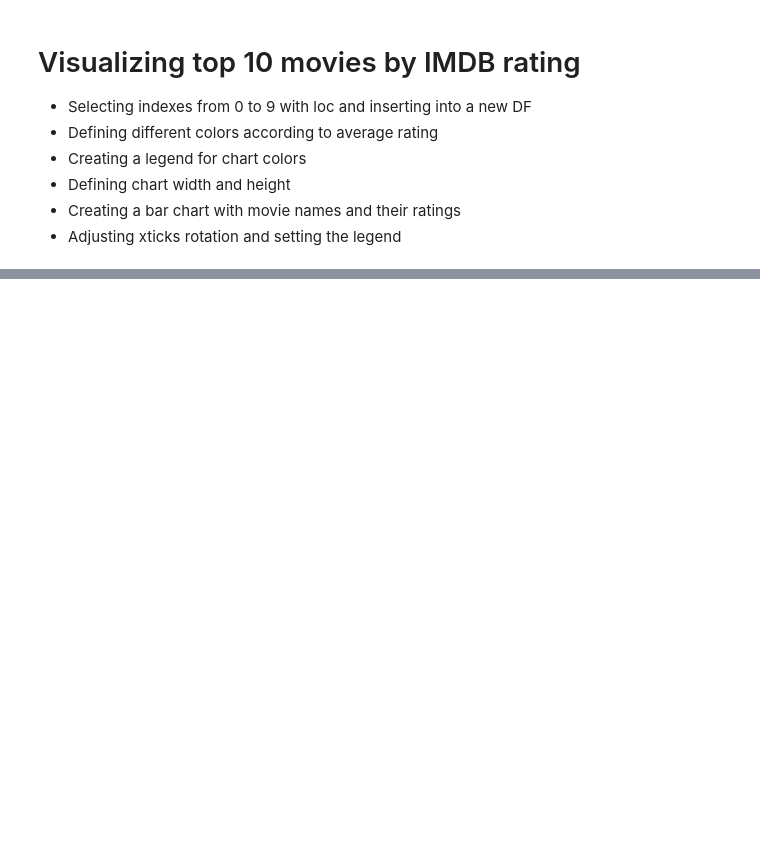
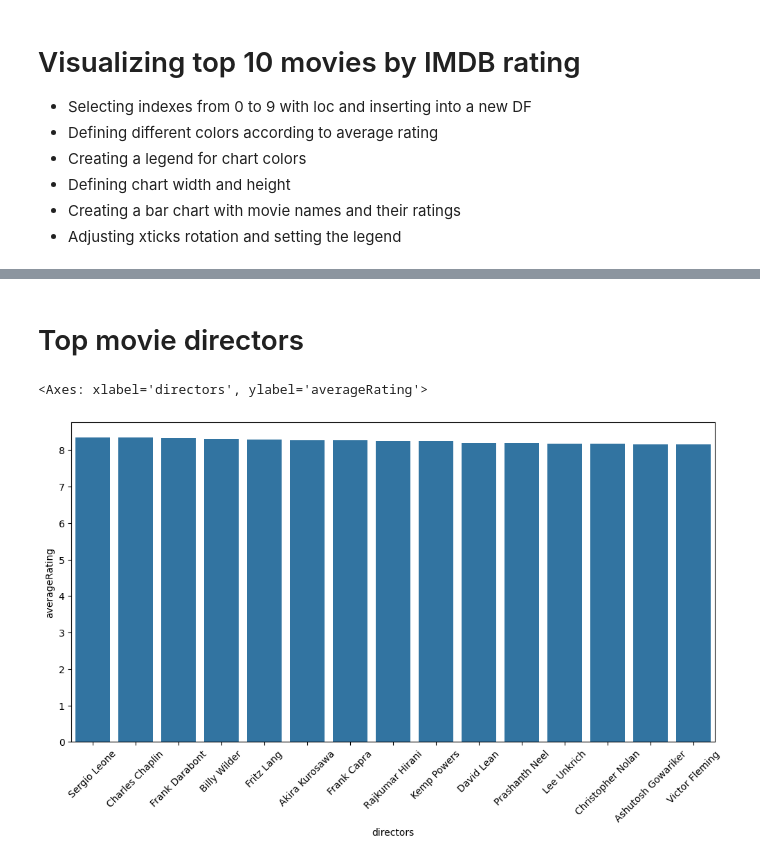
Before and after one commit to prokope/movie-dashboard, a Jupyter notebook: movie_analysis.ipynb, the cells around one changed output, grey strips where cells are left out. Drawn from its saved outputs; the diff is of its cells as text; code cells hidden in the pictures; blank space fills up the shorter version.

```diff
--- a/movie_analysis.ipynb
+++ b/movie_analysis.ipynb
@@ -68,0 +93,25 @@ ax.pie(genres, labels=genres.index, labeldistance=1.25, explode=explode, shadow=
+# %% [markdown]
+# Top movie directors
+# %%
+from numpy import average
+# Filtering only movies with more than 100k reviews
+more_than_100k_reviews = movie_data[(movie_data["numVotes"] > 100000)]
+more_than_100k_reviews.loc[:, "directors"] = ( more_than_100k_reviews["directors"].str.split(", ") )
+more_than_100k_reviews = more_than_100k_reviews.explode("directors")
+
+# Unifying number of movies by directors and their average ratings
+writers = pd.concat([more_than_100k_reviews["directors"].value_counts(), more_than_100k_reviews.groupby(["directors"])["averageRating"].mean()], axis=1)
+
+# Selecting only directors with more than one movie
+writers = writers[(writers["count"] > 1)]
+
+# Ordering by director average rating
+writers = writers.sort_values(by="averageRating", ascending=False)
+top_10_directors = writers.iloc[0:15]
+
+plt.figure(figsize=(12, 6))
+plt.xticks(rotation=45)
+sns.barplot(x=top_10_directors.index, y=top_10_directors["averageRating"])
+# %% [output]
+<Axes: xlabel='directors', ylabel='averageRating'>
+[figure, added]
```
Also changed, not shown: parts of 8 cells of this notebook.
